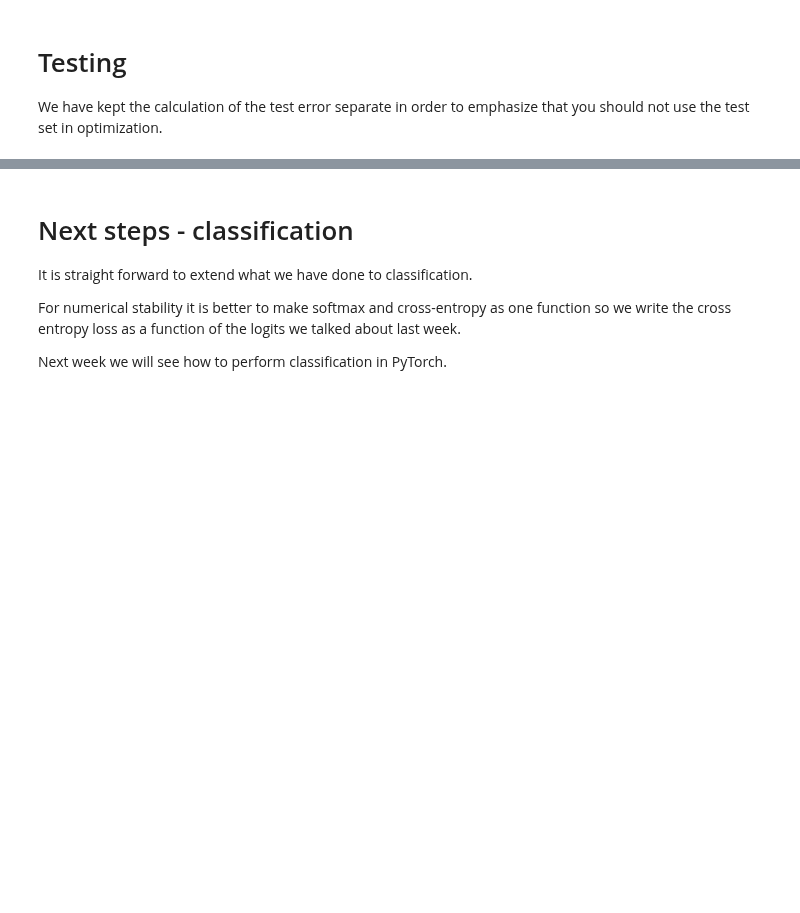
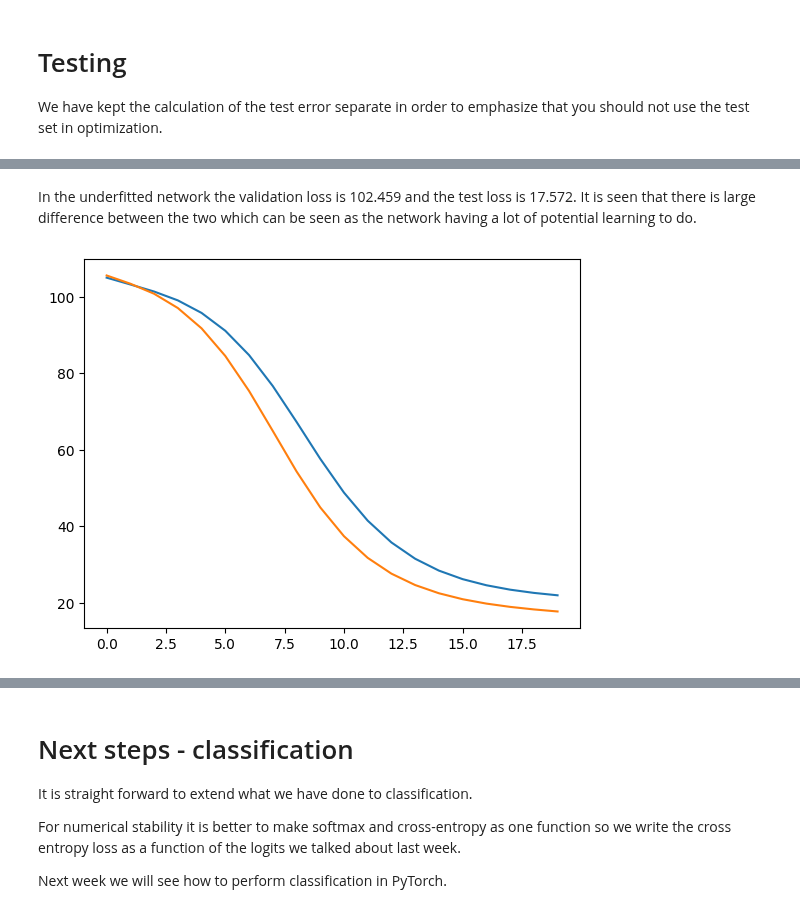
Before and after one commit to SalisMaxima/02456-deep-learning-with-PyTorch, a Jupyter notebook: 2_Feedforward_Python/2.1-EXE-FNN-AutoDif-Nanograd.ipynb, the cells around one changed output, grey strips where cells are left out. Drawn from its saved outputs; the diff is of its cells as text; code cells hidden in the pictures; blank space fills up the shorter version.

```diff
--- a/2_Feedforward_Python/2.1-EXE-FNN-AutoDif-Nanograd.ipynb
+++ b/2_Feedforward_Python/2.1-EXE-FNN-AutoDif-Nanograd.ipynb
@@ -905,0 +1506,7 @@ _Insert written answer here._
+# %% [markdown]
+In the underfitted network the validation loss is 102.459 and the test loss is 17.572. It is seen that there is large difference between the two which can be seen as the network having a lot of potential learning to do.
+# %%
+plt.plot(range(len(train_loss)), train_loss);
+plt.plot(range(len(val_loss)), val_loss);
+# %% [output]
+[figure, added]
```
Also changed, not shown: parts of 57 cells of this notebook.
